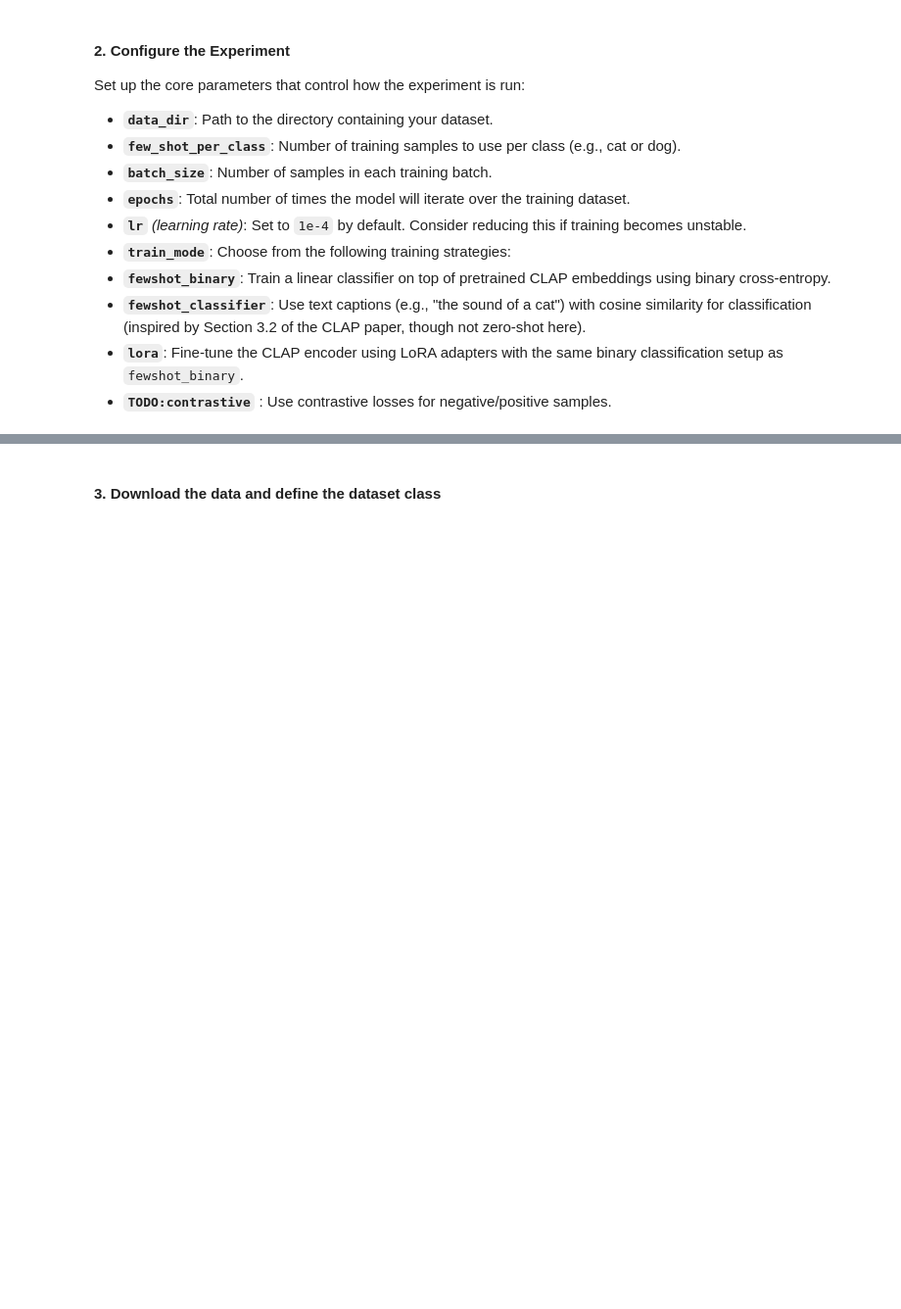
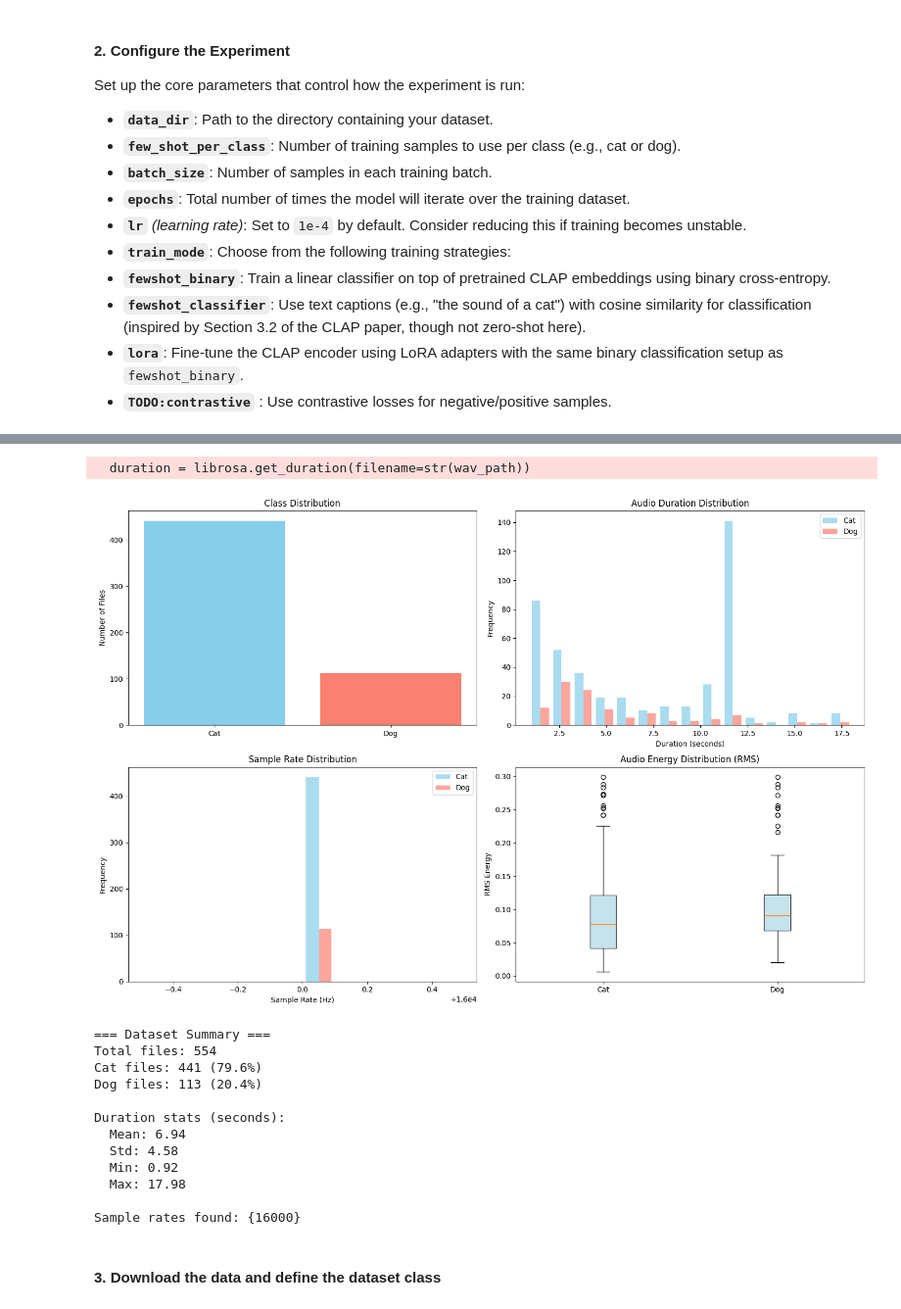
Before and after one commit to MinaBeirami/few-shot-audio-classifier, a Jupyter notebook: few_shot_clap.ipynb, the cells around one changed output, grey strips where cells are left out. Shown: that part at 98% size. Cells and saved outputs as stored; diff of their text form; code cells hidden in the pictures; blank space fills up the shorter version.

```diff
--- a/few_shot_clap.ipynb
+++ b/few_shot_clap.ipynb
@@ -86,3 +114,20 @@ print(CONFIG)
+# %%
+audio_eda("data/cat_dog_audio")
+# %% [output]
+  duration = librosa.get_duration(filename=str(wav_path))
+[figure, added]
+=== Dataset Summary ===
+Total files: 554
+Cat files: 441 (79.6%)
+Dog files: 113 (20.4%)
+
+Duration stats (seconds):
+  Mean: 6.94
+  Std: 4.58
+  Min: 0.92
+  Max: 17.98
+
+Sample rates found: {16000}
 # %% [markdown]
 #### 3. Download the data and define the dataset class
 # %%
```
Also changed, not shown: parts of 7 cells of this notebook, 4 other files.
